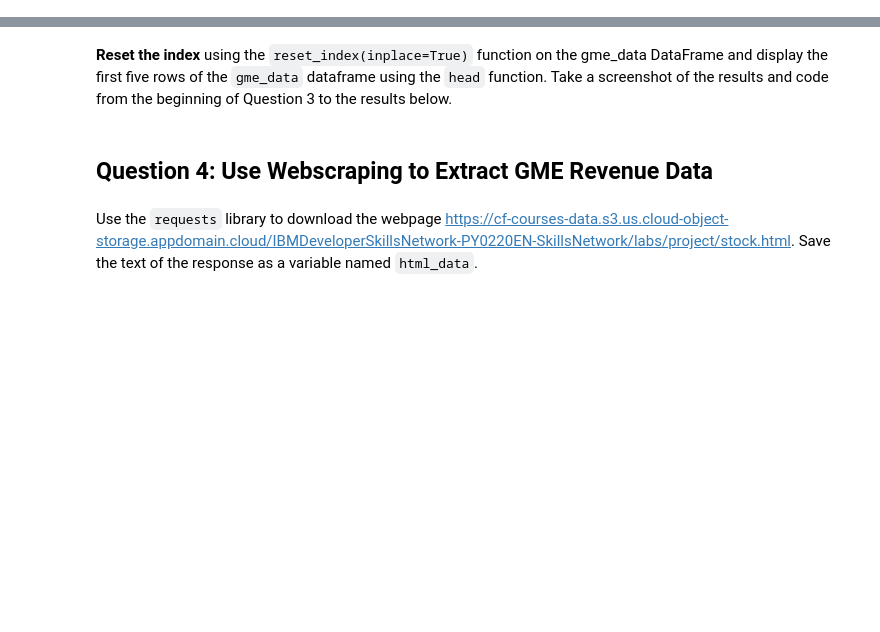
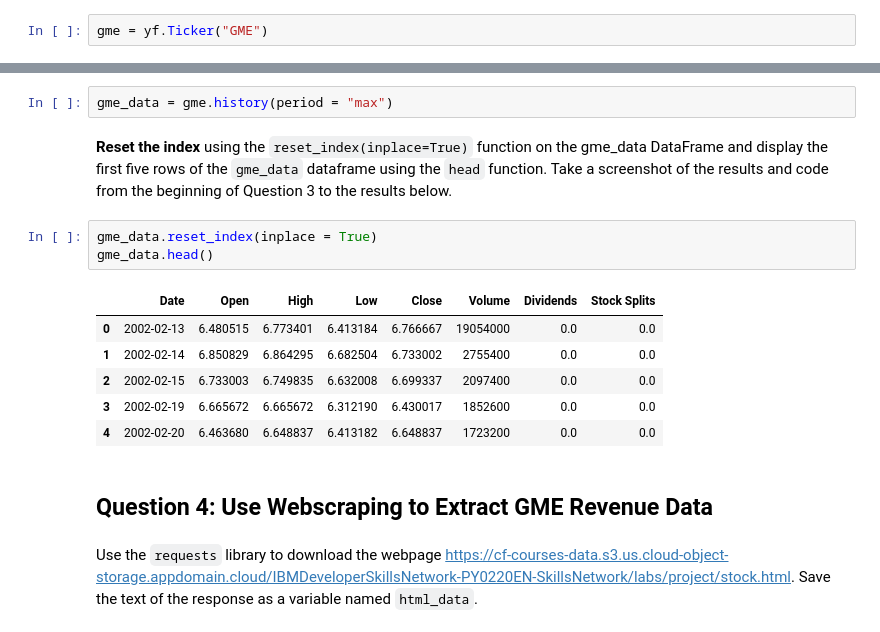
Before and after one commit to kamilchlosta/ibm-assignment-webscraping, a Jupyter notebook: Final Assignment.ipynb, the cells around one changed output, grey strips where cells are left out. Drawn from its saved outputs; the diff is of its cells as text; blank space fills up the shorter version.

```diff
--- a/Final Assignment.ipynb
+++ b/Final Assignment.ipynb
@@ -104,10 +162,24 @@ Display the last 5 row of the `tesla_revenue` dataframe using the `tail` functio
 ## Question 3: Use yfinance to Extract Stock Data
 # %% [markdown]
 Using the `Ticker` function enter the ticker symbol of the stock we want to extract data on to create a ticker object. The stock is GameStop and its ticker symbol is `GME`.
+# %%
+gme = yf.Ticker("GME")
 # %% [markdown]
 Using the ticker object and the function `history` extract stock information and save it in a dataframe named `gme_data`. Set the `period` parameter to `max` so we get information for the maximum amount of time.
+# %%
+gme_data = gme.history(period = "max")
 # %% [markdown]
 **Reset the index** using the `reset_index(inplace=True)` function on the gme_data DataFrame and display the first five rows of the `gme_data` dataframe using the `head` function. Take a screenshot of the results and code from the beginning of Question 3 to the results below.
+# %%
+gme_data.reset_index(inplace = True)
+gme_data.head()
+# %% [output]
+|  | Date | Open | High | Low | Close | Volume | Dividends | Stock Splits |
+| 0 | 2002-02-13 | 6.480515 | 6.773401 | 6.413184 | 6.766667 | 19054000 | 0.0 | 0.0 |
+| 1 | 2002-02-14 | 6.850829 | 6.864295 | 6.682504 | 6.733002 | 2755400 | 0.0 | 0.0 |
+| 2 | 2002-02-15 | 6.733003 | 6.749835 | 6.632008 | 6.699337 | 2097400 | 0.0 | 0.0 |
+| 3 | 2002-02-19 | 6.665672 | 6.665672 | 6.312190 | 6.430017 | 1852600 | 0.0 | 0.0 |
+| 4 | 2002-02-20 | 6.463680 | 6.648837 | 6.413182 | 6.648837 | 1723200 | 0.0 | 0.0 |
 # %% [markdown]
 ## Question 4: Use Webscraping to Extract GME Revenue Data
 # %% [markdown]
```
Also changed, not shown: parts of 16 cells of this notebook.
